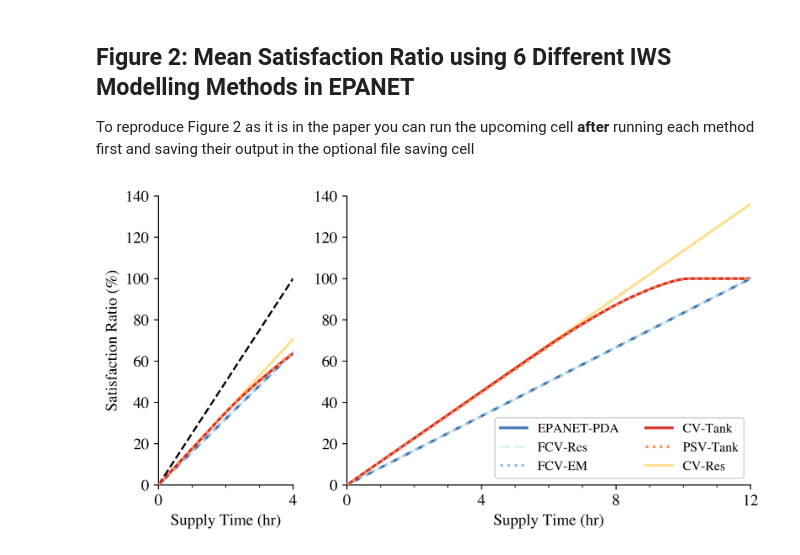
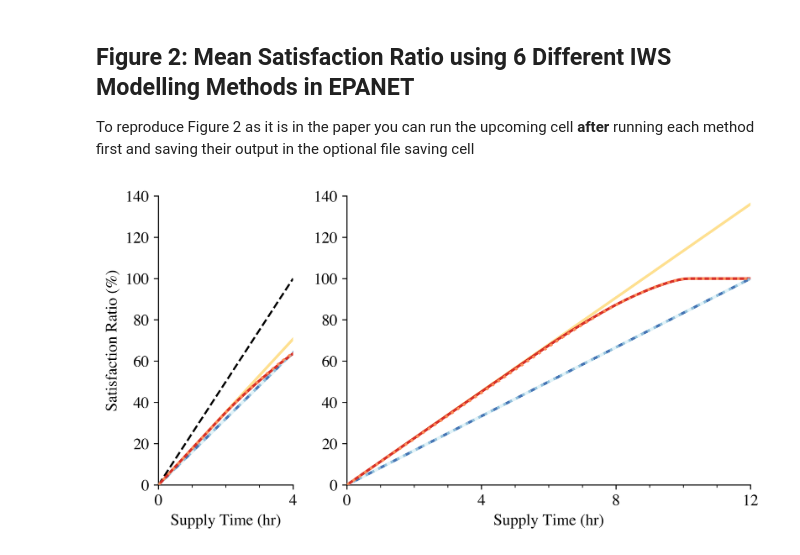
Before and after one commit to Omar-Abdelazeem/IWS-Modelling-Methods, a Jupyter notebook: Reproducing-Figures-Tables/Figure2.ipynb, the cells around one changed output. Saved outputs shown, nothing was run; the diff lists cells and outputs as text; code cells hidden in the pictures.

```diff
--- a/Reproducing-Figures-Tables/Figure2.ipynb
+++ b/Reproducing-Figures-Tables/Figure2.ipynb
@@ -65,33 +65,33 @@ line7,=axs[0].plot(frestriction_x, frestriction_y,color='black',ls='dashed')
 axs[0].spines['top'].set_visible(False)
 axs[0].spines['right'].set_visible(False)
 axs[0].set(ylabel='Satisfaction Ratio (%)')
 axs[0].set(xlabel='Supply Time (hr)')
 
 
 
 xaxis=np.arange(0,12.00001,1/60)
 
 #ax.set_title('Network 1')
 axs[1].set_xlim(0, 12)
 axs[1].set_ylim(0, 140)
 axs[1].set_xticks(np.arange(0, 13, 4))
 axs[1].set_xticks(np.arange(0, 13, 1), minor=True)
 axs[1].set_yticks(np.arange(0, 141, 20))
 axs[1].tick_params(axis='both', which='major', labelsize=12)
 axs[1].tick_params(axis='both', which='minor', labelsize=12)
 line3,= axs[1].plot(xaxis,PDA_12hr,color='#4575b4',label='EPANET-PDA',linewidth=2)
 line4,= axs[1].plot(xaxis,FCVRes_12hr,color='#e0f3f8',label='FCV-Res',zorder=3,ls='dashed',linewidth=2)
 line5,= axs[1].plot(xaxis,FCVEM_12hr,color='#91bfdb',label='FCV-EM',zorder=5, ls='dotted',linewidth=2)
 line1, =axs[1].plot(xaxis,CVTank_12hr,color='#d73027',label='CV-Tank',zorder=4,linewidth=2)
 line2, =axs[1].plot(xaxis,PSVTank_12hr,color='#fc8d59',label='PSV-Tank',ls='dotted',zorder=5,linewidth=2)
 line6,=axs[1].plot(xaxis,CVRes_12hr,color='#fee090',label='CV-Res',linewidth=2)
 axs[1].spines['top'].set_visible(False)
 axs[1].spines['right'].set_visible(False)
 # plt.ylabel('S (%)')
 axs[1].set(xlabel='Supply Time (hr)')
-axs[1].legend(loc='lower right',fontsize='small',ncol=2)
-
+# axs[1].legend(loc='lower right',fontsize='small',ncol=2)
+plt.savefig("Figure2_Vector.pdf", format = "pdf", bbox_inches='tight', pad_inches=0.1, transparent = True)
 # plt.savefig('/Users/omaraliamer/Desktop/UofT/Papers/Clean Network Files/Figure1_1.png',dpi=450)
 plt.show()
 # %% [output]
-[figure, old version]
+[figure, new version]
```
Also changed, not shown: 3 other files.
